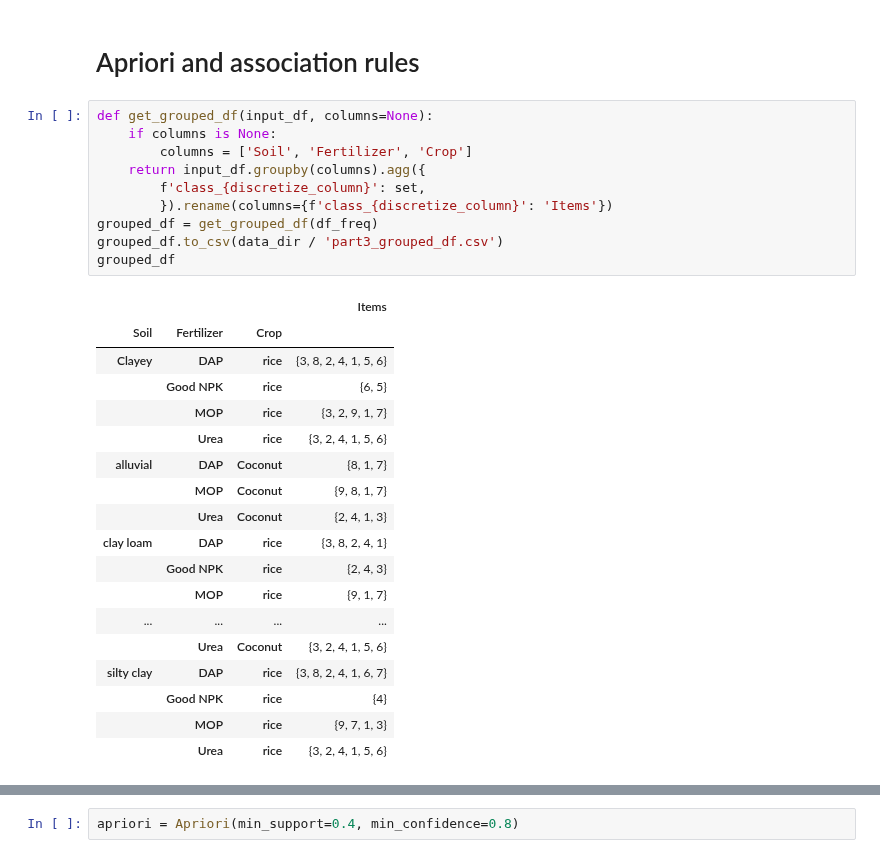
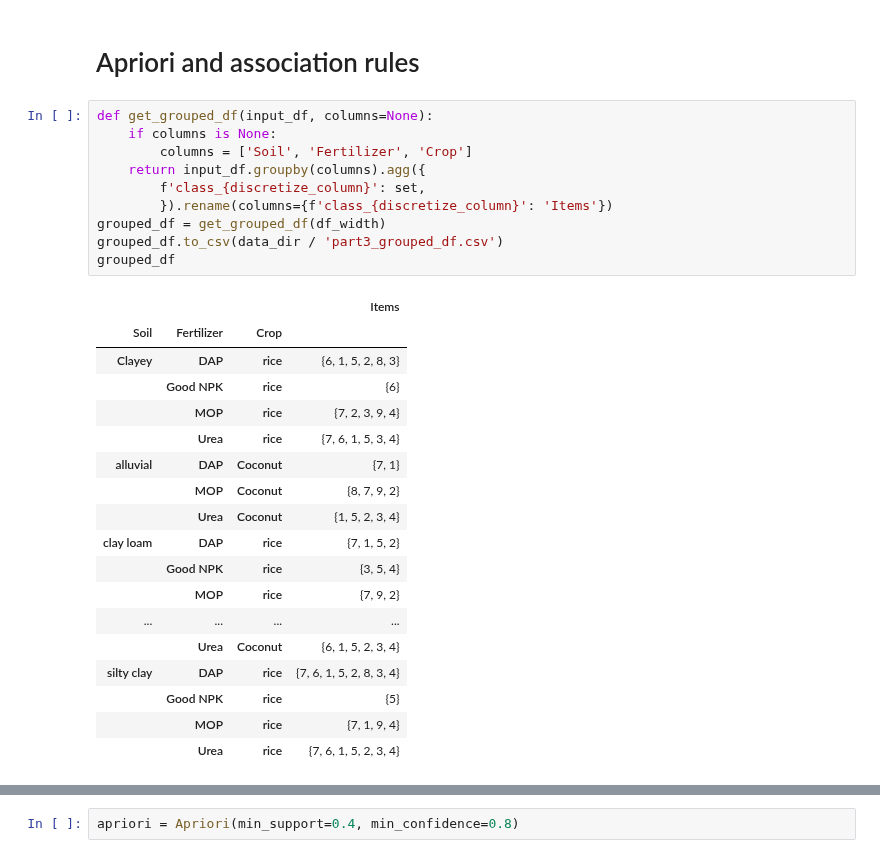
Before and after one commit to Mounir-charef/data_mining, a Jupyter notebook: notebooks/part2-apiriori.ipynb, the cells around one changed output, grey strips where cells are left out. Drawn from its saved outputs; the diff is of its cells as text.

```diff
--- a/notebooks/part2-apiriori.ipynb
+++ b/notebooks/part2-apiriori.ipynb
@@ -165,32 +158,32 @@ plot_classes(df_freq)
 # %%
 def get_grouped_df(input_df, columns=None):
     if columns is None:
         columns = ['Soil', 'Fertilizer', 'Crop']
     return input_df.groupby(columns).agg({
         f'class_{discretize_column}': set,
         }).rename(columns={f'class_{discretize_column}': 'Items'})
-grouped_df = get_grouped_df(df_freq)
+grouped_df = get_grouped_df(df_width)
 grouped_df.to_csv(data_dir / 'part3_grouped_df.csv')
 grouped_df
 # %% [output]
 |  |  |  | Items |
 | Soil | Fertilizer | Crop |  |
-| Clayey | DAP | rice | {3, 8, 2, 4, 1, 5, 6} |
-|  | Good NPK | rice | {6, 5} |
-|  | MOP | rice | {3, 2, 9, 1, 7} |
-|  | Urea | rice | {3, 2, 4, 1, 5, 6} |
-| alluvial | DAP | Coconut | {8, 1, 7} |
-|  | MOP | Coconut | {9, 8, 1, 7} |
-|  | Urea | Coconut | {2, 4, 1, 3} |
-| clay loam | DAP | rice | {3, 8, 2, 4, 1} |
-|  | Good NPK | rice | {2, 4, 3} |
-|  | MOP | rice | {9, 1, 7} |
+| Clayey | DAP | rice | {6, 1, 5, 2, 8, 3} |
+|  | Good NPK | rice | {6} |
+|  | MOP | rice | {7, 2, 3, 9, 4} |
+|  | Urea | rice | {7, 6, 1, 5, 3, 4} |
+| alluvial | DAP | Coconut | {7, 1} |
+|  | MOP | Coconut | {8, 7, 9, 2} |
+|  | Urea | Coconut | {1, 5, 2, 3, 4} |
+| clay loam | DAP | rice | {7, 1, 5, 2} |
+|  | Good NPK | rice | {3, 5, 4} |
+|  | MOP | rice | {7, 9, 2} |
 | ... | ... | ... | ... |
-|  | Urea | Coconut | {3, 2, 4, 1, 5, 6} |
-| silty clay | DAP | rice | {3, 8, 2, 4, 1, 6, 7} |
-|  | Good NPK | rice | {4} |
-|  | MOP | rice | {9, 7, 1, 3} |
-|  | Urea | rice | {3, 2, 4, 1, 5, 6} |
+|  | Urea | Coconut | {6, 1, 5, 2, 3, 4} |
+| silty clay | DAP | rice | {7, 6, 1, 5, 2, 8, 3, 4} |
+|  | Good NPK | rice | {5} |
+|  | MOP | rice | {7, 1, 9, 4} |
+|  | Urea | rice | {7, 6, 1, 5, 2, 3, 4} |
 # %%
 class Apriori:
     Metric = Literal['confidence', 'cosine', 'lift', 'all_confidence', 'max_confidence', 'jaccard', 'kulczynski']
```
Also changed, not shown: parts of 14 cells of this notebook.
